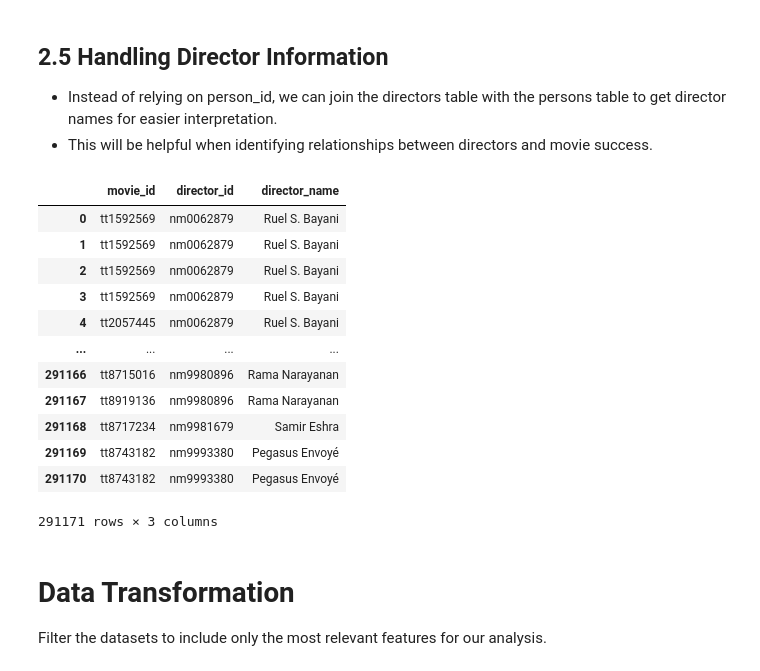
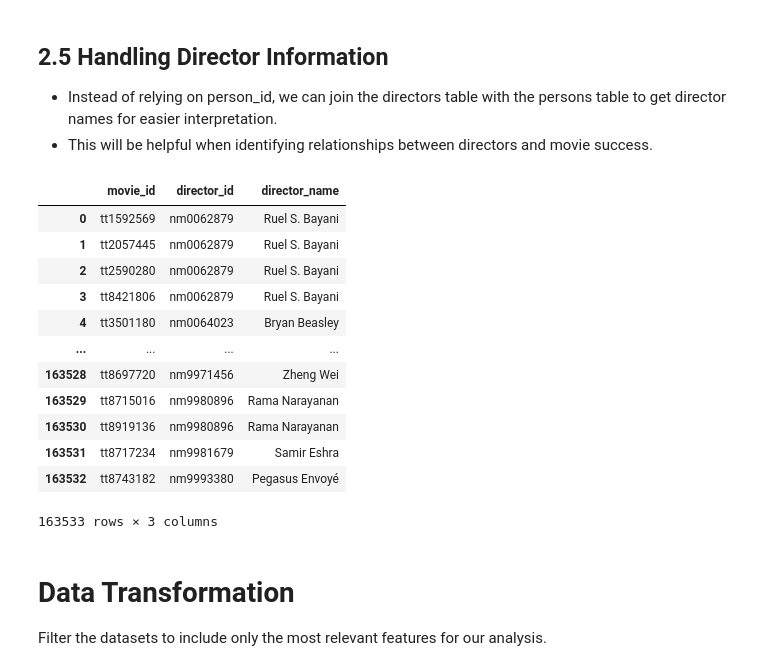
Before and after one commit to quadrillionaiire/SmartStudioRecs, a Jupyter notebook: notebooks/data_cleaning_notebook.ipynb, the cells around one changed output. Drawn from its saved outputs; the diff is of its cells as text; code cells hidden in the pictures.

```diff
--- a/notebooks/data_cleaning_notebook.ipynb
+++ b/notebooks/data_cleaning_notebook.ipynb
@@ -333,25 +333,25 @@ This step ensures that genre analysis will be more accurate, as movies with mult
 # %%
 # get director name of each movie
 query3 = """
-SELECT movie_id, person_id AS director_id, primary_name AS director_name
+SELECT DISTINCT movie_id, person_id AS director_id, primary_name AS director_name
 FROM persons JOIN directors USING(person_id)
 """
 movie_director_details = pd.read_sql(query3, conn)
 movie_director_details
 # %% [output]
 |  | movie_id | director_id | director_name |
 | 0 | tt1592569 | nm0062879 | Ruel S. Bayani |
-| 1 | tt1592569 | nm0062879 | Ruel S. Bayani |
-| 2 | tt1592569 | nm0062879 | Ruel S. Bayani |
-| 3 | tt1592569 | nm0062879 | Ruel S. Bayani |
-| 4 | tt2057445 | nm0062879 | Ruel S. Bayani |
+| 1 | tt2057445 | nm0062879 | Ruel S. Bayani |
+| 2 | tt2590280 | nm0062879 | Ruel S. Bayani |
+| 3 | tt8421806 | nm0062879 | Ruel S. Bayani |
+| 4 | tt3501180 | nm0064023 | Bryan Beasley |
 | ... | ... | ... | ... |
-| 291166 | tt8715016 | nm9980896 | Rama Narayanan |
-| 291167 | tt8919136 | nm9980896 | Rama Narayanan |
-| 291168 | tt8717234 | nm9981679 | Samir Eshra |
-| 291169 | tt8743182 | nm9993380 | Pegasus Envoyé |
-| 291170 | tt8743182 | nm9993380 | Pegasus Envoyé |
+| 163528 | tt8697720 | nm9971456 | Zheng Wei |
+| 163529 | tt8715016 | nm9980896 | Rama Narayanan |
+| 163530 | tt8919136 | nm9980896 | Rama Narayanan |
+| 163531 | tt8717234 | nm9981679 | Samir Eshra |
+| 163532 | tt8743182 | nm9993380 | Pegasus Envoyé |
-291171 rows × 3 columns
+163533 rows × 3 columns
 # %% [markdown]
 # Data Transformation
 Filter the datasets to include only the most relevant features for our analysis.
```
Also changed, not shown: parts of 3 cells of this notebook, 2 other files.
